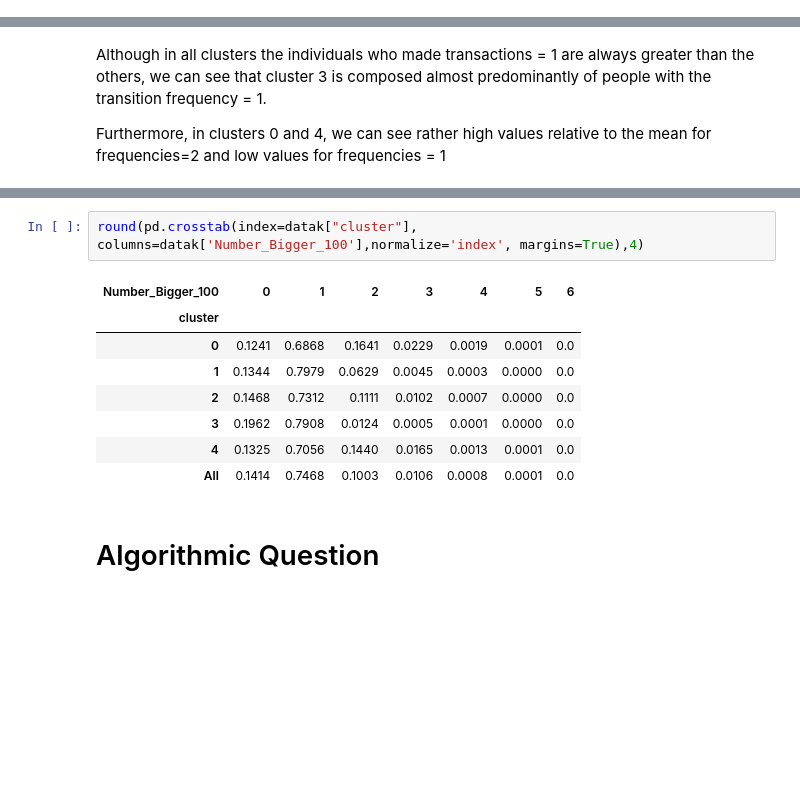
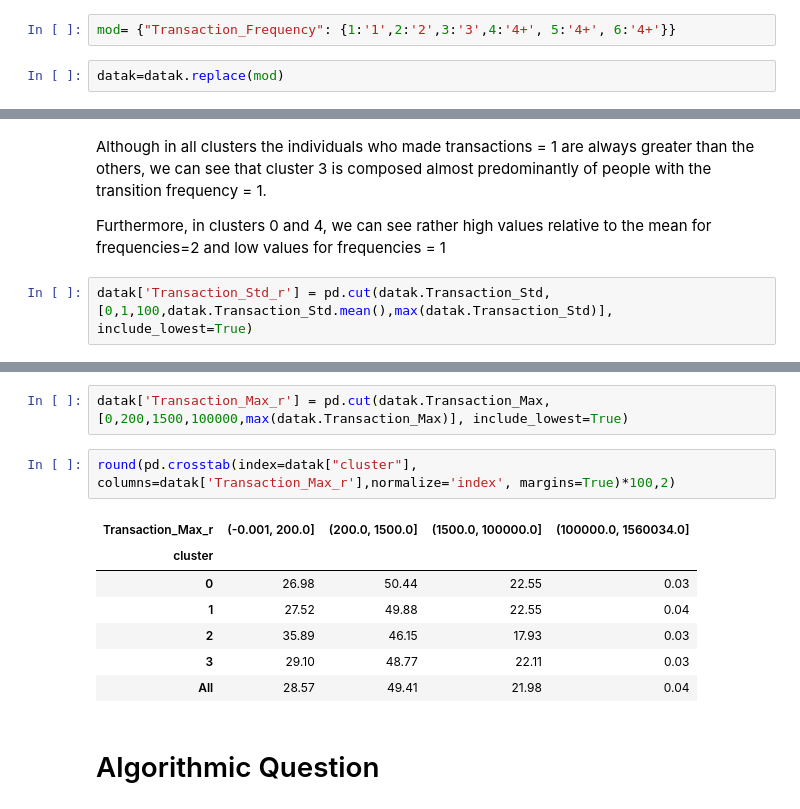
Before and after one commit to Sottix99/ADM-HW4, a Jupyter notebook: main_ale.ipynb, the cells around one changed output, grey strips where cells are left out. Saved outputs shown, nothing was run; the diff lists cells and outputs as text; blank space fills up the shorter version.

```diff
--- a/main_ale.ipynb
+++ b/main_ale.ipynb
@@ -1052 +1066,5 @@ We think that the 3 features that are important to identify the cluster of the c
+# %%
+mod= {"Transaction_Frequency": {1:'1',2:'2',3:'3',4:'4+', 5:'4+', 6:'4+'}}
+# %%
+datak=datak.replace(mod)
 # %%
@@ -1064,3 +1081,5 @@ round(pd.crosstab(index=datak["cluster"], columns=datak['Transaction_Frequency']
 Although in all clusters the individuals who made transactions = 1 are always greater than the others, we can see that cluster 3 is composed almost predominantly of people with the transition frequency = 1.
 
 Furthermore, in clusters 0 and 4, we can see rather high values relative to the mean for frequencies=2 and low values for frequencies = 1
+# %%
+datak['Transaction_Std_r'] = pd.cut(datak.Transaction_Std, [0,1,100,datak.Transaction_Std.mean(),max(datak.Transaction_Std)], include_lowest=True)
@@ -1078,14 +1138,15 @@ round(pd.crosstab(index=datak["cluster"], columns=datak['Generation'],normalize=
+# %%
+datak['Transaction_Max_r'] = pd.cut(datak.Transaction_Max, [0,200,1500,100000,max(datak.Transaction_Max)], include_lowest=True)
 # %%
-round(pd.crosstab(index=datak["cluster"], columns=datak['Number_Bigger_100'],normalize='index', margins=True),4)
+round(pd.crosstab(index=datak["cluster"], columns=datak['Transaction_Max_r'],normalize='index', margins=True)*100,2)
 # %% [output]
-| Number_Bigger_100 | 0 | 1 | 2 | 3 | 4 | 5 | 6 |
-| cluster |  |  |  |  |  |  |  |
-| 0 | 0.1241 | 0.6868 | 0.1641 | 0.0229 | 0.0019 | 0.0001 | 0.0 |
-| 1 | 0.1344 | 0.7979 | 0.0629 | 0.0045 | 0.0003 | 0.0000 | 0.0 |
-| 2 | 0.1468 | 0.7312 | 0.1111 | 0.0102 | 0.0007 | 0.0000 | 0.0 |
-| 3 | 0.1962 | 0.7908 | 0.0124 | 0.0005 | 0.0001 | 0.0000 | 0.0 |
-| 4 | 0.1325 | 0.7056 | 0.1440 | 0.0165 | 0.0013 | 0.0001 | 0.0 |
-| All | 0.1414 | 0.7468 | 0.1003 | 0.0106 | 0.0008 | 0.0001 | 0.0 |
+| Transaction_Max_r | (-0.001, 200.0] | (200.0, 1500.0] | (1500.0, 100000.0] | (100000.0, 1560034.0] |
+| cluster |  |  |  |  |
+| 0 | 26.98 | 50.44 | 22.55 | 0.03 |
+| 1 | 27.52 | 49.88 | 22.55 | 0.04 |
+| 2 | 35.89 | 46.15 | 17.93 | 0.03 |
+| 3 | 29.10 | 48.77 | 22.11 | 0.03 |
+| All | 28.57 | 49.41 | 21.98 | 0.04 |
 # %% [markdown]
 # Algorithmic Question
 # %% [markdown]
```
Also changed, not shown: parts of 12 cells of this notebook.
